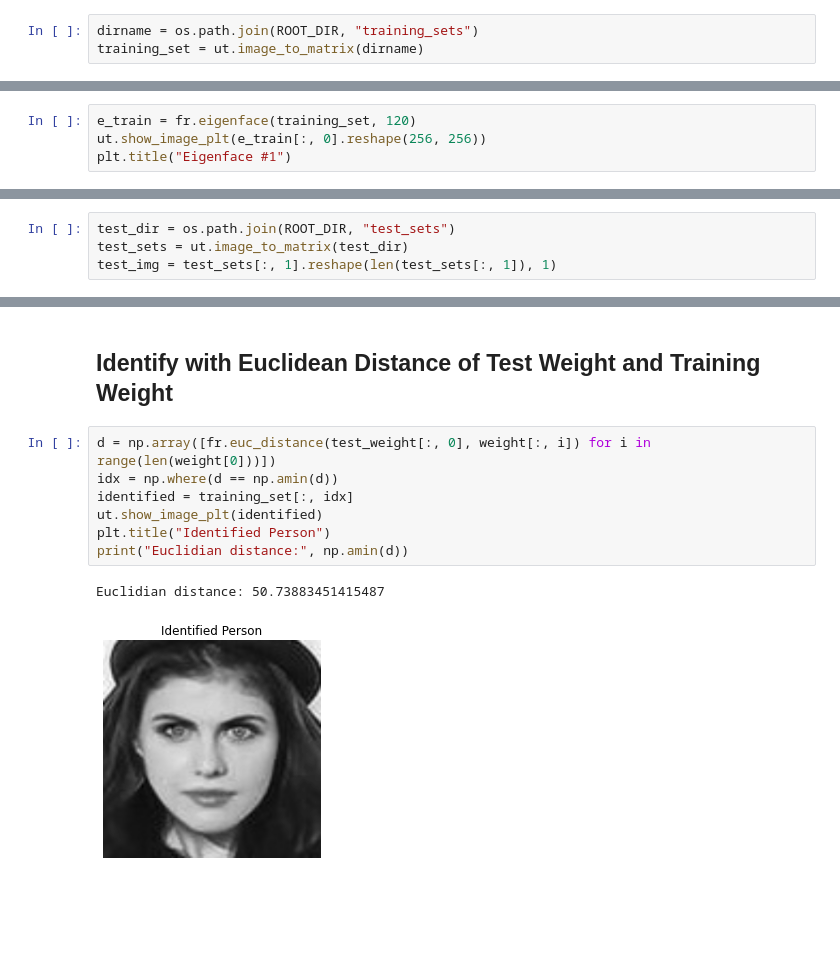
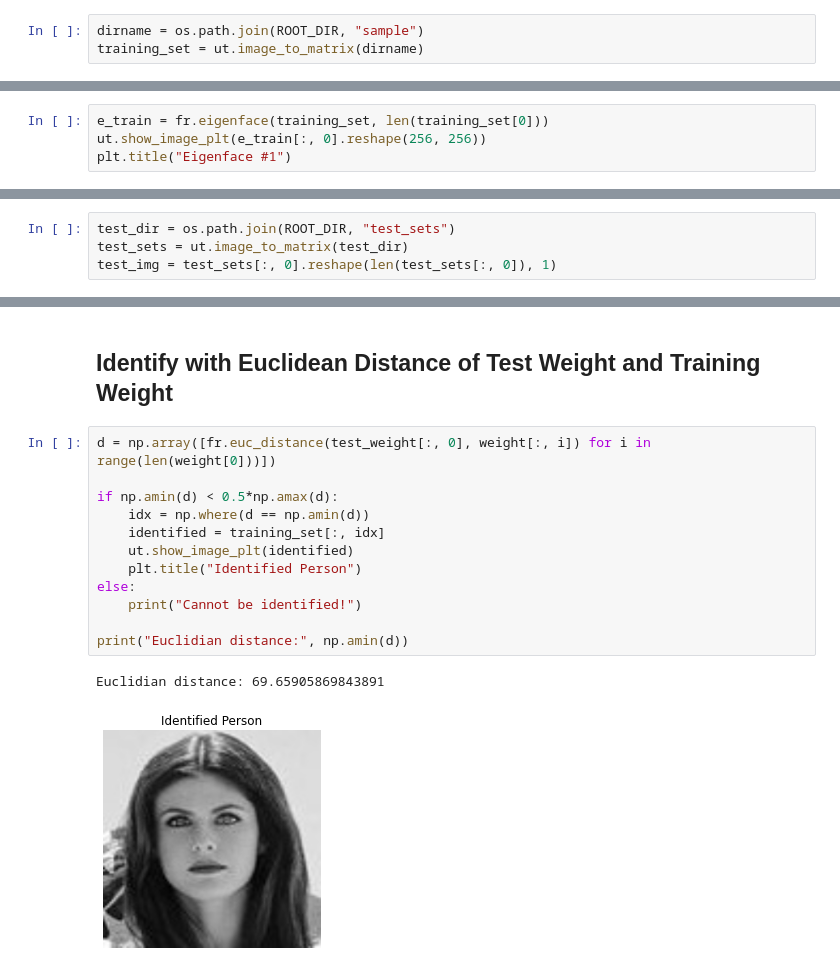
Before and after one commit to AlifioDitya/Algeo02-21142, a Jupyter notebook: src/main.ipynb, the cells around one changed output, grey strips where cells are left out. Drawn from its saved outputs; the diff is of its cells as text; blank space fills up the shorter version.

Commit message:
Changed test sets

```diff
--- a/src/main.ipynb
+++ b/src/main.ipynb
@@ -12,7 +12,7 @@ import os
 # %% [markdown]
 ## Read Image from Training Sets Folder
 # %%
-dirname = os.path.join(ROOT_DIR, "training_sets")
+dirname = os.path.join(ROOT_DIR, "sample")
 training_set = ut.image_to_matrix(dirname)
 # %% [markdown]
 ## Display Example Image Read from File
@@ -34,7 +34,7 @@ Text(0.5, 1.0, 'Average Face')
 # %% [markdown]
 ## Calculate the Eigenfaces
 # %%
-e_train = fr.eigenface(training_set, 120)
+e_train = fr.eigenface(training_set, len(training_set[0]))
 ut.show_image_plt(e_train[:, 0].reshape(256, 256))
 plt.title("Eigenface #1")
 # %% [output]
@@ -59,7 +59,7 @@ Text(0.5, 1.0, 'Training Image Reconstruction')
 # %%
 test_dir = os.path.join(ROOT_DIR, "test_sets")
 test_sets = ut.image_to_matrix(test_dir)
-test_img = test_sets[:, 1].reshape(len(test_sets[:, 1]), 1)
+test_img = test_sets[:, 0].reshape(len(test_sets[:, 0]), 1)
 # %% [markdown]
 ## Original Image
 # %%
@@ -85,11 +85,16 @@ Text(0.5, 1.0, 'Test Image Reconstruction')
 ## Identify with Euclidean Distance of Test Weight and Training Weight
 # %%
 d = np.array([fr.euc_distance(test_weight[:, 0], weight[:, i]) for i in range(len(weight[0]))])
-idx = np.where(d == np.amin(d))
-identified = training_set[:, idx]
-ut.show_image_plt(identified)
-plt.title("Identified Person")
+
+if np.amin(d) < 0.5*np.amax(d):
+    idx = np.where(d == np.amin(d))
+    identified = training_set[:, idx]
+    ut.show_image_plt(identified)
+    plt.title("Identified Person")
+else:
+    print("Cannot be identified!")
+
 print("Euclidian distance:", np.amin(d))
 # %% [output]
-Euclidian distance: 50.73883451415487
+Euclidian distance: 69.65905869843891
-[figure, old version]
+[figure, new version]
```
Also changed, not shown: parts of 6 cells of this notebook, 13 other files.
